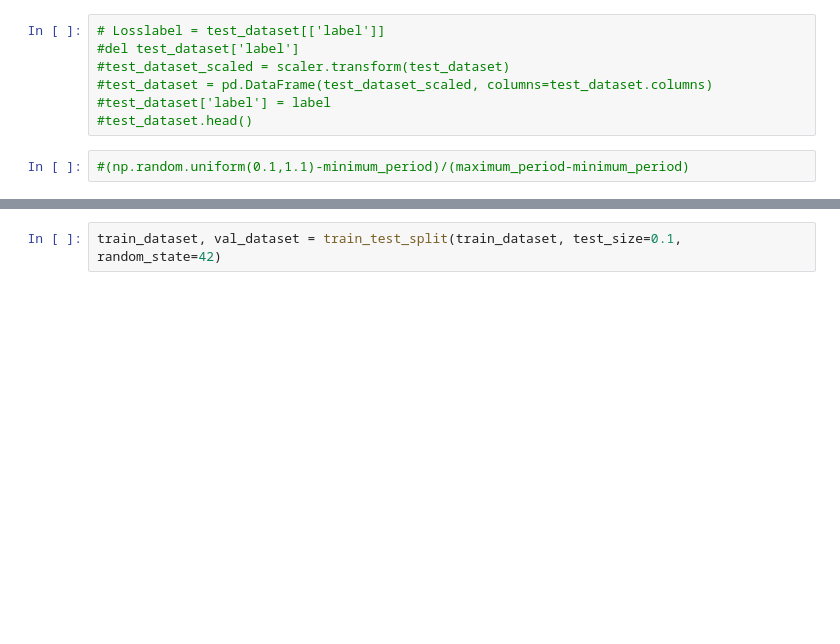
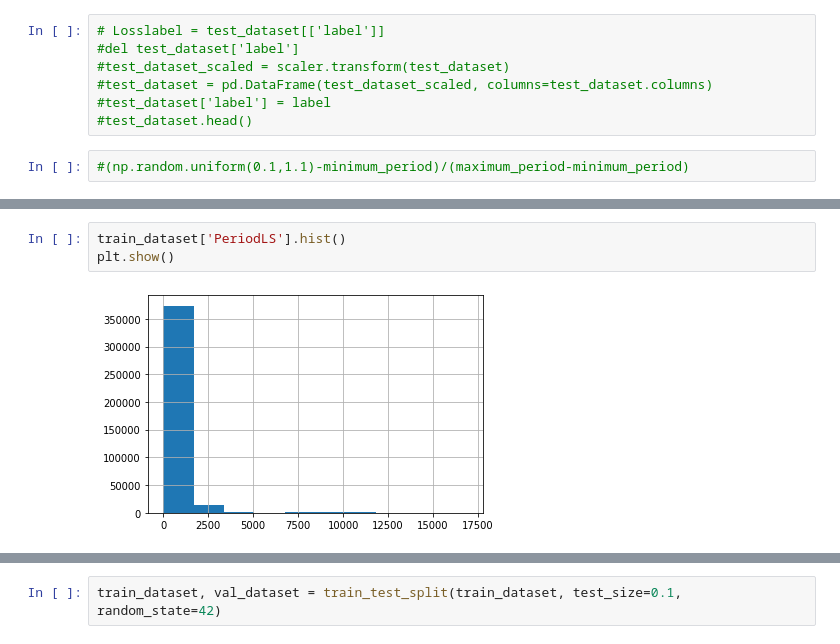
Before and after one commit to frperezgalarce/vs_mlp, a Jupyter notebook: MLP-regularizer_binary.ipynb, the cells around one changed output, grey strips where cells are left out. Saved outputs shown, nothing was run; the diff lists cells and outputs as text; blank space fills up the shorter version.

```diff
--- a/MLP-regularizer_binary.ipynb
+++ b/MLP-regularizer_binary.ipynb
@@ -102,0 +146,5 @@ if add_DR_based_data:
+# %%
+train_dataset['PeriodLS'].hist()
+plt.show()
+# %% [output]
+[figure, added]
```
Also changed, not shown: parts of 20 cells of this notebook, 55 other files.
